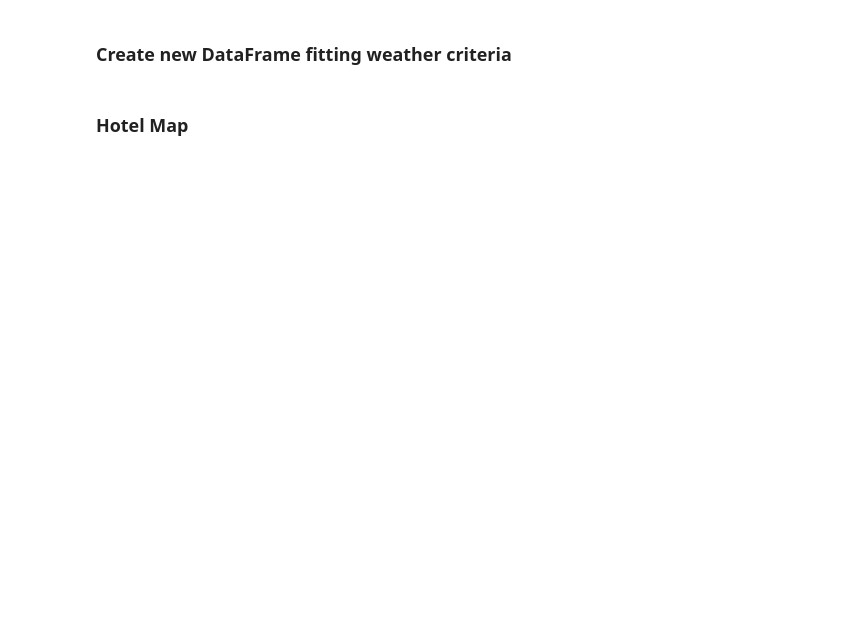
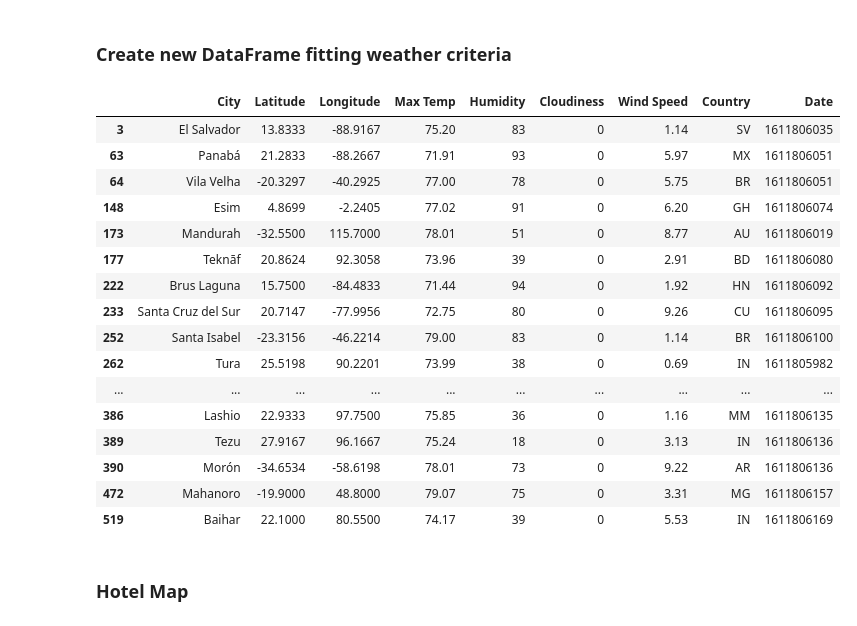
Before and after one commit to HilaryKoerner/Vacation_and_Weather_Analysis, a Jupyter notebook: VacationPy/VacationPy.ipynb, the cells around one changed output. Drawn from its saved outputs; the diff is of its cells as text; code cells hidden in the pictures; blank space fills up the shorter version.

```diff
--- a/VacationPy/VacationPy.ipynb
+++ b/VacationPy/VacationPy.ipynb
@@ -65,3 +65,27 @@ fig
+# %%
+weather_df = cities_df[cities_df["Max Temp"]<80]
+weather_df = weather_df[weather_df["Max Temp"]>70]
+weather_df = weather_df[weather_df["Wind Speed"]<10]
+weather_df = weather_df[weather_df["Cloudiness"]==0]
+weather_df
+# %% [output]
+|  | City | Latitude | Longitude | Max Temp | Humidity | Cloudiness | Wind Speed | Country | Date |
+| 3 | El Salvador | 13.8333 | -88.9167 | 75.20 | 83 | 0 | 1.14 | SV | 1611806035 |
+| 63 | Panabá | 21.2833 | -88.2667 | 71.91 | 93 | 0 | 5.97 | MX | 1611806051 |
+| 64 | Vila Velha | -20.3297 | -40.2925 | 77.00 | 78 | 0 | 5.75 | BR | 1611806051 |
+| 148 | Esim | 4.8699 | -2.2405 | 77.02 | 91 | 0 | 6.20 | GH | 1611806074 |
+| 173 | Mandurah | -32.5500 | 115.7000 | 78.01 | 51 | 0 | 8.77 | AU | 1611806019 |
+| 177 | Teknāf | 20.8624 | 92.3058 | 73.96 | 39 | 0 | 2.91 | BD | 1611806080 |
+| 222 | Brus Laguna | 15.7500 | -84.4833 | 71.44 | 94 | 0 | 1.92 | HN | 1611806092 |
+| 233 | Santa Cruz del Sur | 20.7147 | -77.9956 | 72.75 | 80 | 0 | 9.26 | CU | 1611806095 |
+| 252 | Santa Isabel | -23.3156 | -46.2214 | 79.00 | 83 | 0 | 1.14 | BR | 1611806100 |
+| 262 | Tura | 25.5198 | 90.2201 | 73.99 | 38 | 0 | 0.69 | IN | 1611805982 |
+| ... | ... | ... | ... | ... | ... | ... | ... | ... | ... |
+| 386 | Lashio | 22.9333 | 97.7500 | 75.85 | 36 | 0 | 1.16 | MM | 1611806135 |
+| 389 | Tezu | 27.9167 | 96.1667 | 75.24 | 18 | 0 | 3.13 | IN | 1611806136 |
+| 390 | Morón | -34.6534 | -58.6198 | 78.01 | 73 | 0 | 9.22 | AR | 1611806136 |
+| 472 | Mahanoro | -19.9000 | 48.8000 | 79.07 | 75 | 0 | 3.31 | MG | 1611806157 |
+| 519 | Baihar | 22.1000 | 80.5500 | 74.17 | 39 | 0 | 5.53 | IN | 1611806169 |
 # %% [markdown]
 ### Hotel Map
 # %%
```
Also changed, not shown: parts of 8 cells of this notebook.
